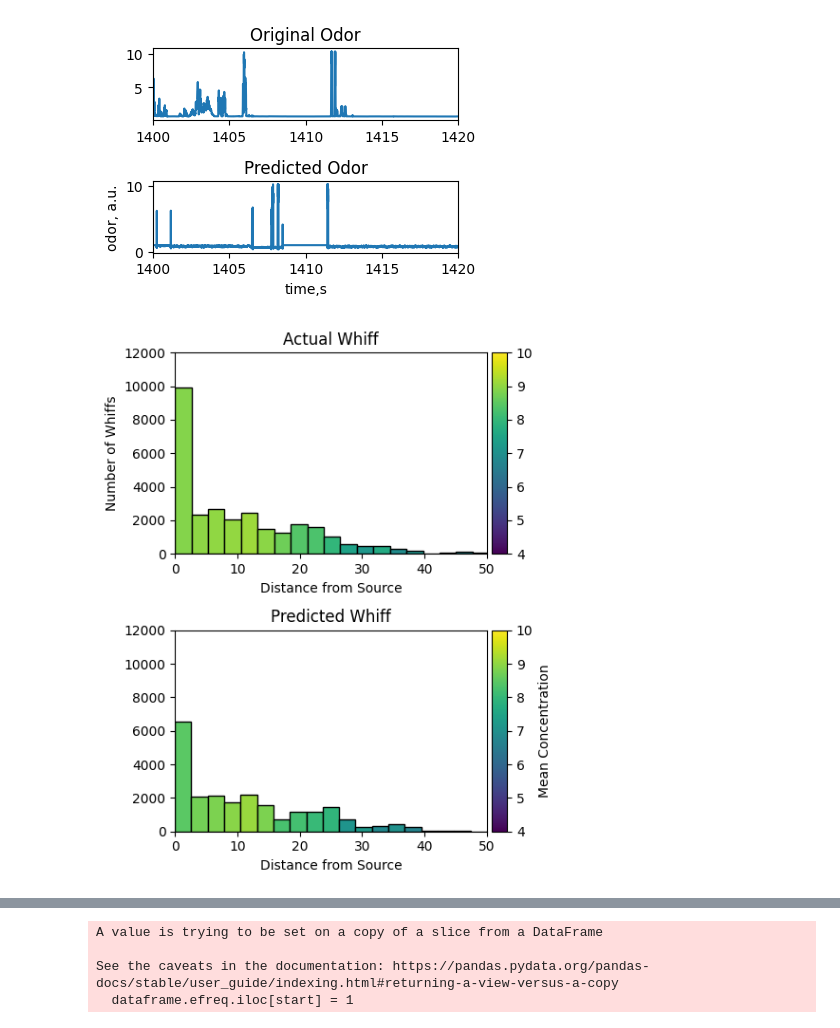
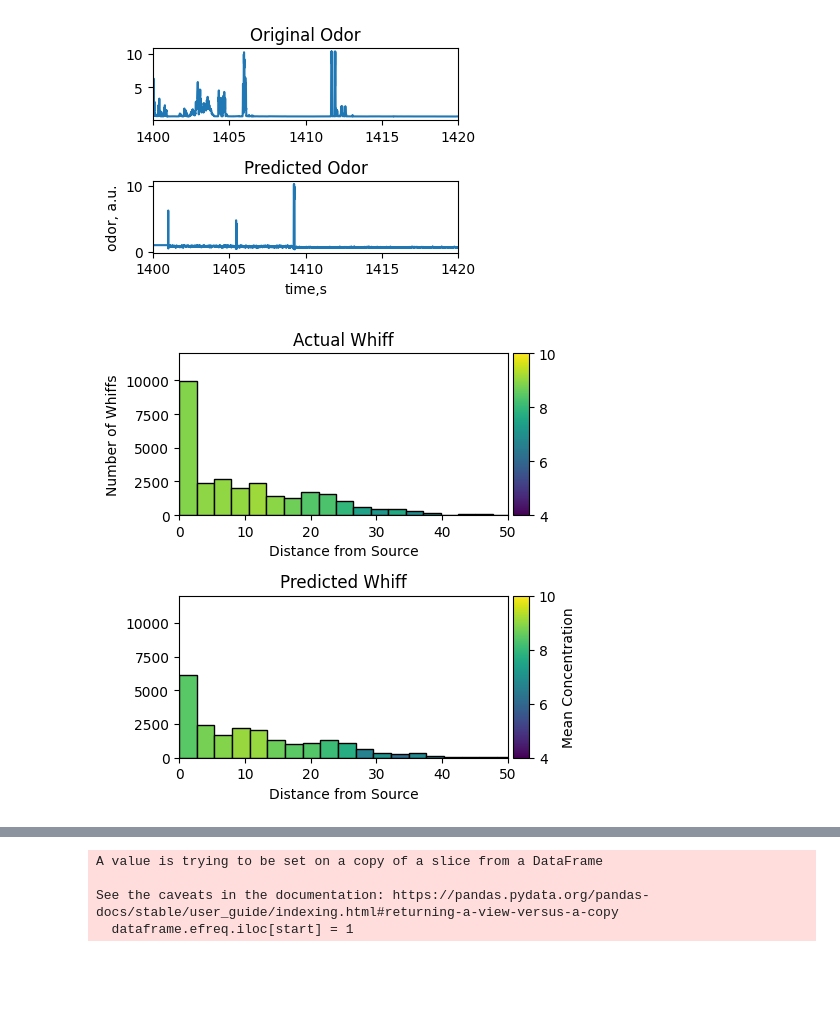
Before and after one commit to arunavanag591/COSMOS, a Jupyter notebook: plume_simulator.ipynb, the cells around one changed output, grey strips where cells are left out. Cells and saved outputs as stored; diff of their text form; code cells hidden in the pictures; blank space fills up the shorter version.

```diff
--- a/plume_simulator.ipynb
+++ b/plume_simulator.ipynb
@@ -116,25 +115,23 @@ class OdorPredictor:
                 i += 1
         return odor_concentration_samples
 
-# if __name__ == "__main__":
-#     # t = time.time()
-#     dirname = '../data/simulator/hws/'
-#     hmap_data = np.load(str(dirname) + "hmap_with_edges.npz")
+if __name__ == "__main__":
 
-#     predictor = OdorPredictor(
-#         fitted_p_heatmap=hmap_data['fitted_p_heatmap'],
-#         xedges=hmap_data['xedges'],
-#         yedges=hmap_data['yedges'],
-#         fdf=pd.read_hdf(str(dirname) + 'whiff.h5'),
-#         fdf_nowhiff=pd.read_hdf(str(dirname) + 'nowhiff.h5')
-#     )
+    dirname = '../data/simulator/hws/'
+    hmap_data = np.load(str(dirname) + "hmap_with_edges.npz")
 
-    # df = pd.read_hdf(str(dirname) + 'hwsDesert.h5')
-    # df_test = df[10000:].reset_index(drop=True)
-    # x = df_test.distance_along_streakline.values
-    # y = df_test.nearest_from_streakline.values
+    predictor = OdorPredictor(
+        fitted_p_heatmap=hmap_data['fitted_p_heatmap'],
+        xedges=hmap_data['xedges'],
+        yedges=hmap_data['yedges'],
+        fdf=pd.read_hdf(str(dirname) + 'whiff.h5'),
+        fdf_nowhiff=pd.read_hdf(str(dirname) + 'nowhiff.h5')
+    )
 
-    # pdf = predictor.predict_odor_concentration(x, y)
+    df = pd.read_hdf(str(dirname) + 'hwsDesert.h5')
+    df_test = df[10000:].reset_index(drop=True)
+    x = df_test.distance_along_streakline.values
+    y = df_test.nearest_from_streakline.values
 
-    # print(time.time()-t)
+    pdf = predictor.predict_odor_concentration(x, y)
 # %%
@@ -311,6 +298,6 @@ plt.plot(time_counter, odor_series)
 # %%
-# df_test['predicted_odor']=pdf.predicted_odor
-# df_test['whiff_predicted']=pdf.whiff_predicted
+df_test['predicted_odor']=pdf.predicted_odor
+df_test['whiff_predicted']=pdf.whiff_predicted
 # %%
 th=4.5
 query1 = 'odor>4.5'
@@ -378,7 +365,7 @@ ax1.set_title('Original Odor')
 ax2.set_title('Predicted Odor')
 f.tight_layout()
 # %% [output]
-[figure, old version]
+[figure, new version]
 # %%
 n_bins = 20
 ylim = (0,12000)
@@ -401,7 +388,7 @@ mean_concentrations_predicted = df_predicted.groupby('distance_bin')['predicted_
 bin_centers_predicted = (bins_predicted[:-1] + bins_predicted[1:]) / 2
 
 # Create the subplots
-f, ax = plt.subplots(2, 1, figsize=(5, 6))
+f, ax = plt.subplots(2, 1, figsize=(5, 5))
 
 # Plot for Actual Whiff Data
 norm_actual = plt.Normalize(4, 10)
@@ -411,31 +398,31 @@ bars_actual = ax[0].bar(bin_centers_actual, whiff_counts_actual, width=(bins[1]
 divider_actual = make_axes_locatable(ax[0])
 cax_actual = divider_actual.append_axes("right", size="5%", pad=0.05)
 sm_actual = plt.cm.ScalarMappable(cmap='viridis', norm=norm_actual)
 sm_actual.set_array([])
 cbar_actual = plt.colorbar(sm_actual, cax=cax_actual)
 # cbar_actual.set_label('Mean Concentration')
 
 ax[0].set_xlabel('Distance from Source')
 ax[0].set_ylabel('Number of Whiffs')
 ax[0].set_title('Actual Whiff')
 ax[0].set_ylim(ylim)
 ax[0].set_xlim(0,50)
 # Plot for Predicted Whiff Data
 norm_predicted = plt.Normalize(4, 10)
 colors_predicted = plt.cm.viridis(norm_predicted(mean_concentrations_predicted))
 bars_predicted = ax[1].bar(bin_centers_predicted, whiff_counts_predicted, width=(bins_predicted[1] - bins_predicted[0]), edgecolor='black', color=colors_predicted)
 
 divider_predicted = make_axes_locatable(ax[1])
 cax_predicted = divider_predicted.append_axes("right", size="5%", pad=0.05)
 sm_predicted = plt.cm.ScalarMappable(cmap='viridis', norm=norm_predicted)
 sm_predicted.set_array([])
 cbar_predicted = plt.colorbar(sm_predicted, cax=cax_predicted)
 cbar_predicted.set_label('Mean Concentration')
 
 ax[1].set_xlabel('Distance from Source')
 ax[1].set_title('Predicted Whiff')
 ax[1].set_ylim(ylim)
 ax[1].set_xlim(0,50)
 f.tight_layout()
 # %% [output]
-[figure, old version]
+[figure, new version]
```
Also changed, not shown: parts of 16 cells of this notebook, 2 other files.
